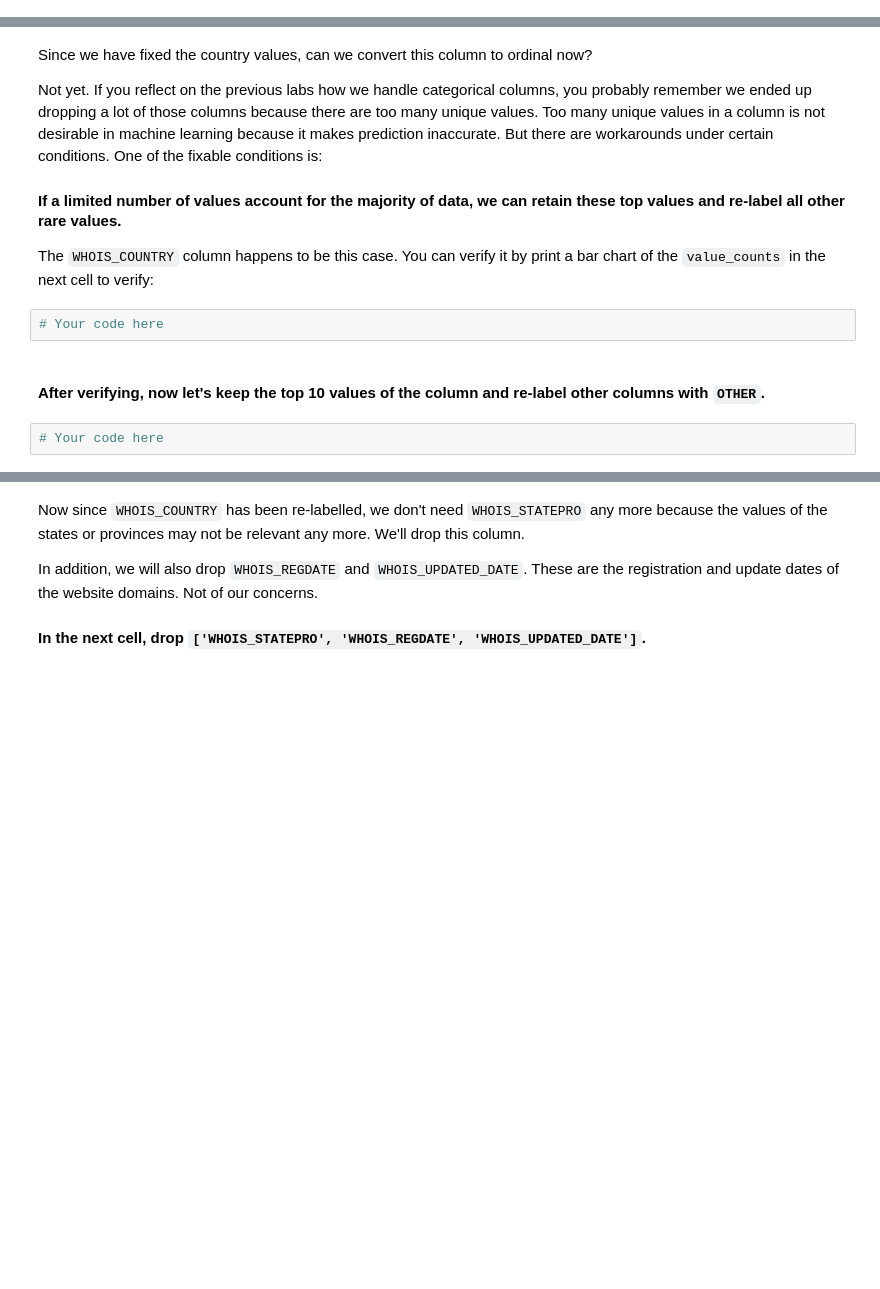
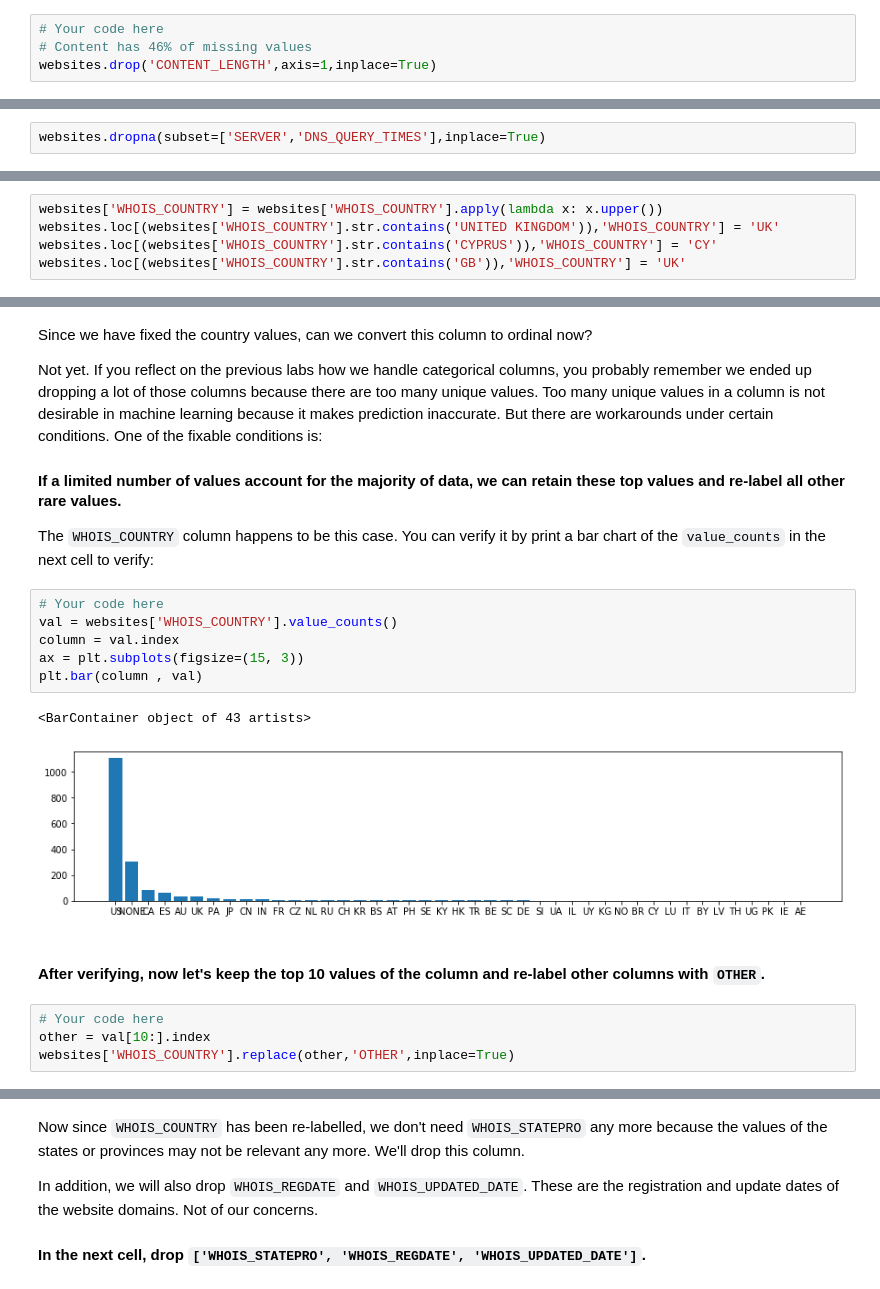
Before and after one commit to jonnyteronni/lab-supervised-learning, a Jupyter notebook: your-code/main-followingthelab.ipynb, the cells around one changed output, grey strips where cells are left out. Drawn from its saved outputs; the diff is of its cells as text; blank space fills up the shorter version.

```diff
--- a/your-code/main-followingthelab.ipynb
+++ b/your-code/main-followingthelab.ipynb
@@ -89,4 +135,8 @@ The next step would be handling missing values. **We start by examining the numb
 If you remember in the previous labs, we drop a column if the column contains a high proportion of missing values. After dropping those problematic columns, we drop the rows with missing values.
 
 #### In the cells below, handle the missing values from the dataset. Remember to comment the rationale of your decisions.
+# %%
+# Your code here
+# Content has 46% of missing values
+websites.drop('CONTENT_LENGTH',axis=1,inplace=True)
 # %%
@@ -96,3 +163,5 @@ If you remember in the previous labs, we drop a column if the column contains a
+# %%
+websites.dropna(subset=['SERVER','DNS_QUERY_TIMES'],inplace=True)
 # %% [markdown]
 #### Again, examine the number of missing values in each column.
 
@@ -126,0 +223,5 @@ How to handle string columns is always case by case. Let's start by working on `
+# %%
+websites['WHOIS_COUNTRY'] = websites['WHOIS_COUNTRY'].apply(lambda x: x.upper())
+websites.loc[(websites['WHOIS_COUNTRY'].str.contains('UNITED KINGDOM')),'WHOIS_COUNTRY'] = 'UK'
+websites.loc[(websites['WHOIS_COUNTRY'].str.contains('CYPRUS')),'WHOIS_COUNTRY'] = 'CY'
+websites.loc[(websites['WHOIS_COUNTRY'].str.contains('GB')),'WHOIS_COUNTRY'] = 'UK'
@@ -132,9 +261,18 @@ Not yet. If you reflect on the previous labs how we handle categorical columns,
 #### If a limited number of values account for the majority of data, we can retain these top values and re-label all other rare values.
 
 The `WHOIS_COUNTRY` column happens to be this case. You can verify it by print a bar chart of the `value_counts` in the next cell to verify:
-# %%
-# Your code here
+# %%
+# Your code here
+val = websites['WHOIS_COUNTRY'].value_counts()
+column = val.index
+ax = plt.subplots(figsize=(15, 3))
+plt.bar(column , val)
+# %% [output]
+<BarContainer object of 43 artists>
+[figure, added]
 # %% [markdown]
 #### After verifying, now let's keep the top 10 values of the column and re-label other columns with `OTHER`.
-# %%
-# Your code here
+# %%
+# Your code here
+other = val[10:].index
+websites['WHOIS_COUNTRY'].replace(other,'OTHER',inplace=True)
```
Also changed, not shown: parts of 43 cells of this notebook, 1 other file.
